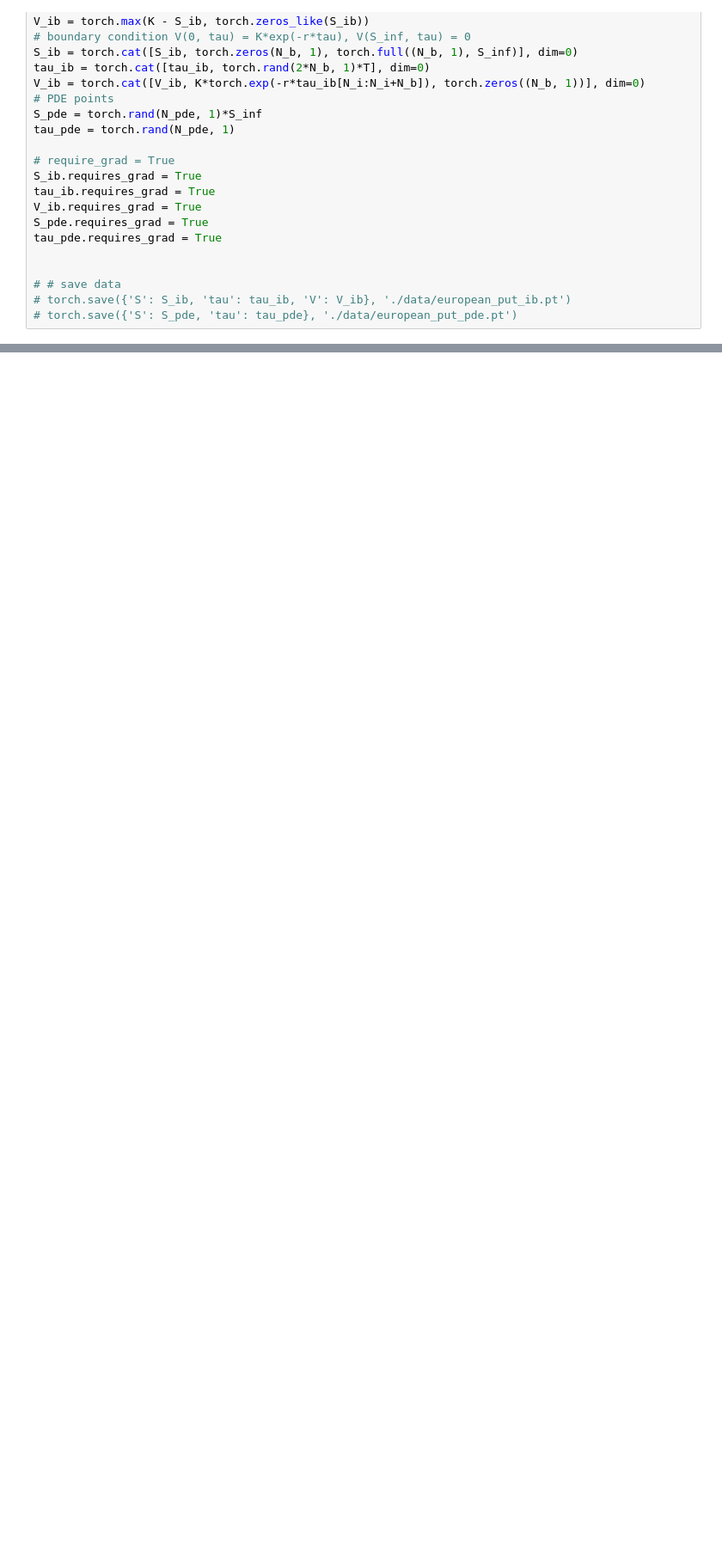
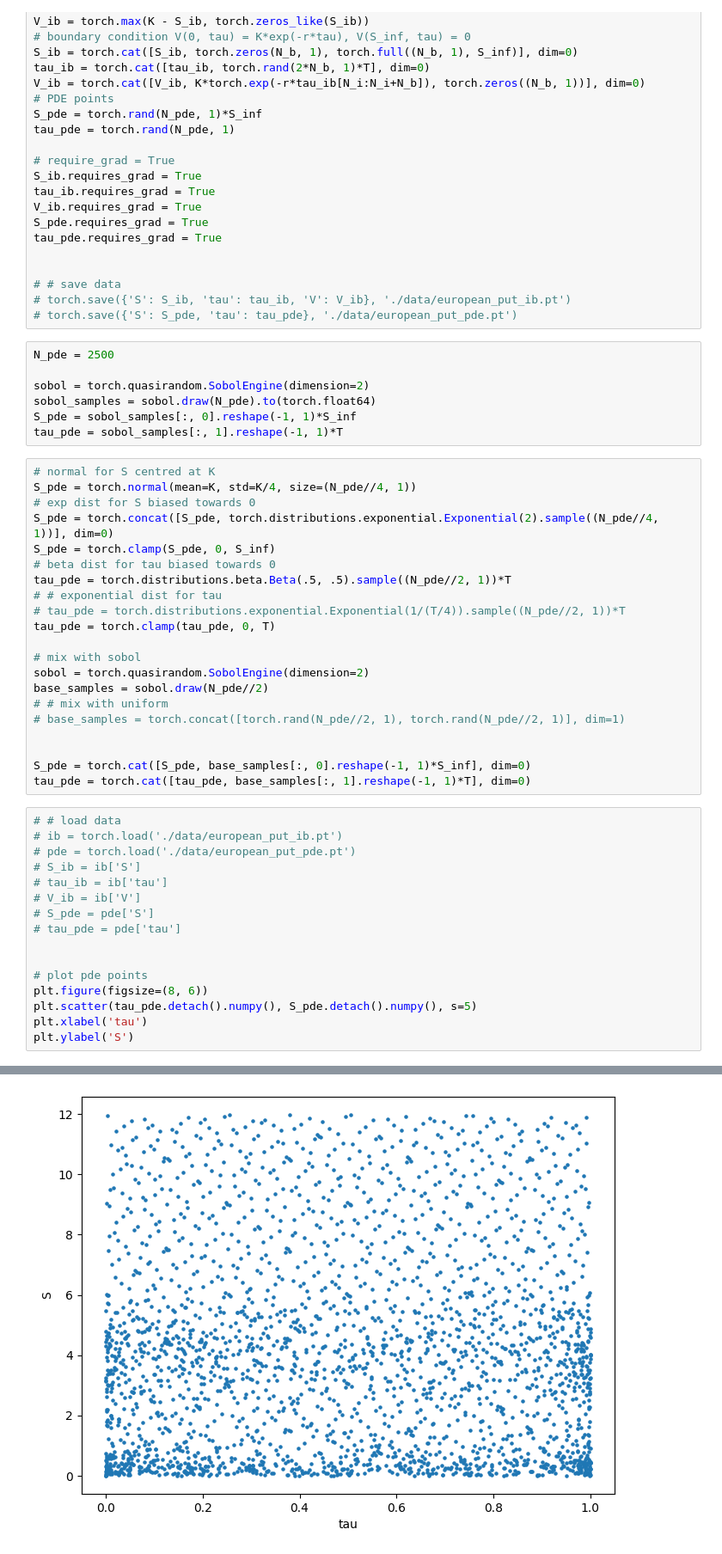
Before and after one commit to liyiyan128/Option-Pricing-Using-Physics-Informed-Neural-Networks, a Jupyter notebook: data_gen.ipynb, the cells around one changed output, grey strips where cells are left out. Shown: that part at 86% size. Saved outputs shown, nothing was run; the diff lists cells and outputs as text; blank space fills up the shorter version.

```diff
--- a/data_gen.ipynb
+++ b/data_gen.ipynb
@@ -47,3 +45,48 @@ tau_pde.requires_grad = True
 # # save data
 # torch.save({'S': S_ib, 'tau': tau_ib, 'V': V_ib}, './data/european_put_ib.pt')
 # torch.save({'S': S_pde, 'tau': tau_pde}, './data/european_put_pde.pt')
+# %%
+N_pde = 2500
+
+sobol = torch.quasirandom.SobolEngine(dimension=2)
+sobol_samples = sobol.draw(N_pde).to(torch.float64)
+S_pde = sobol_samples[:, 0].reshape(-1, 1)*S_inf
+tau_pde = sobol_samples[:, 1].reshape(-1, 1)*T
+# %%
+# normal for S centred at K
+S_pde = torch.normal(mean=K, std=K/4, size=(N_pde//4, 1))
+# exp dist for S biased towards 0
+S_pde = torch.concat([S_pde, torch.distributions.exponential.Exponential(2).sample((N_pde//4, 1))], dim=0)
+S_pde = torch.clamp(S_pde, 0, S_inf)
+# beta dist for tau biased towards 0
+tau_pde = torch.distributions.beta.Beta(.5, .5).sample((N_pde//2, 1))*T
+# # exponential dist for tau
+# tau_pde = torch.distributions.exponential.Exponential(1/(T/4)).sample((N_pde//2, 1))*T
+tau_pde = torch.clamp(tau_pde, 0, T)
+
+# mix with sobol
+sobol = torch.quasirandom.SobolEngine(dimension=2)
+base_samples = sobol.draw(N_pde//2)
+# # mix with uniform
+# base_samples = torch.concat([torch.rand(N_pde//2, 1), torch.rand(N_pde//2, 1)], dim=1)
+
+
+S_pde = torch.cat([S_pde, base_samples[:, 0].reshape(-1, 1)*S_inf], dim=0)
+tau_pde = torch.cat([tau_pde, base_samples[:, 1].reshape(-1, 1)*T], dim=0)
+# %%
+# # load data
+# ib = torch.load('./data/european_put_ib.pt')
+# pde = torch.load('./data/european_put_pde.pt')
+# S_ib = ib['S']
+# tau_ib = ib['tau']
+# V_ib = ib['V']
+# S_pde = pde['S']
+# tau_pde = pde['tau']
+
+
+# plot pde points
+plt.figure(figsize=(8, 6))
+plt.scatter(tau_pde.detach().numpy(), S_pde.detach().numpy(), s=5)
+plt.xlabel('tau')
+plt.ylabel('S')
+# %% [output]
@@ -50,3 +94,4 @@ tau_pde.requires_grad = True
+[figure, added]
 # %%
 #### European call option
 N_i = 160
```
Also changed, not shown: parts of 3 cells of this notebook.
